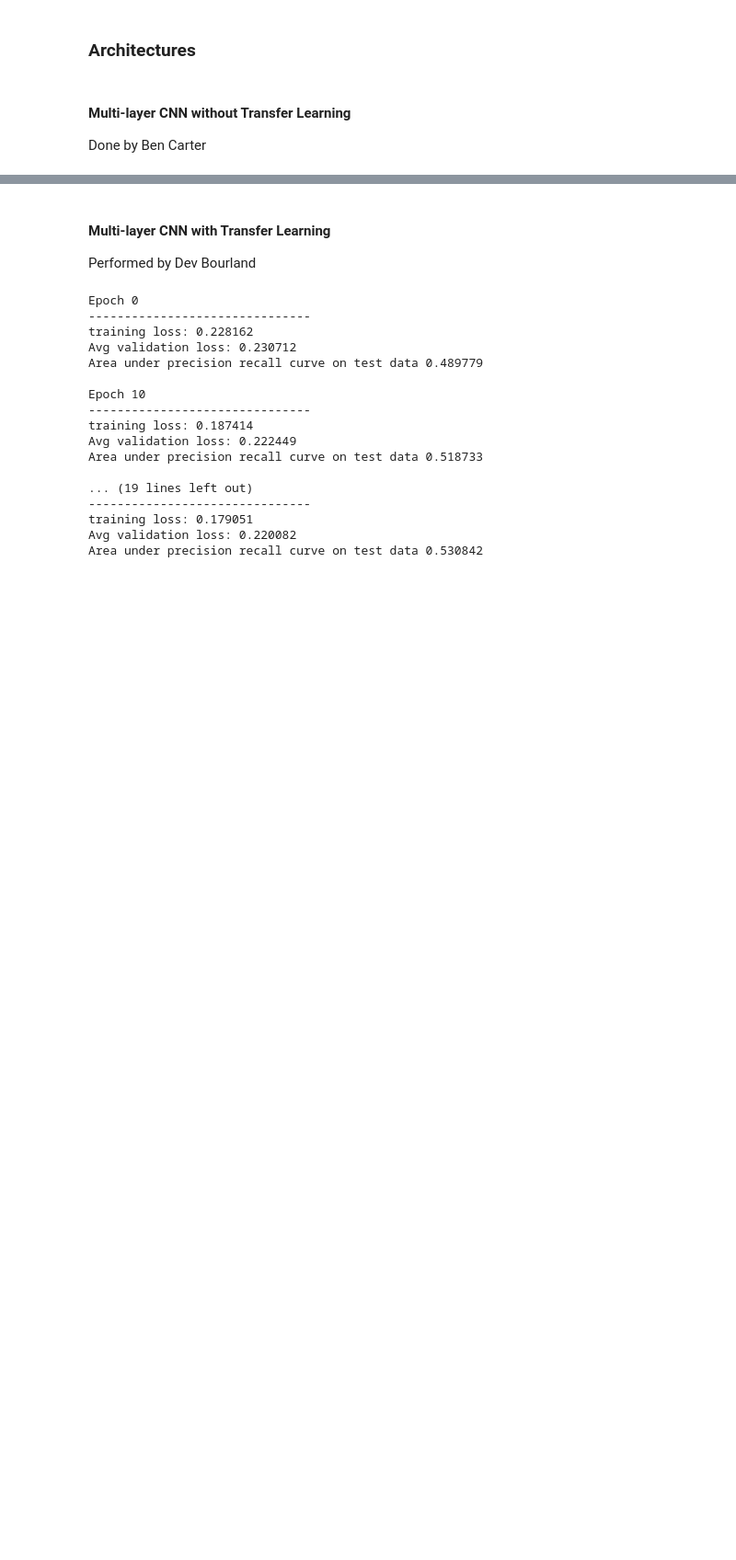
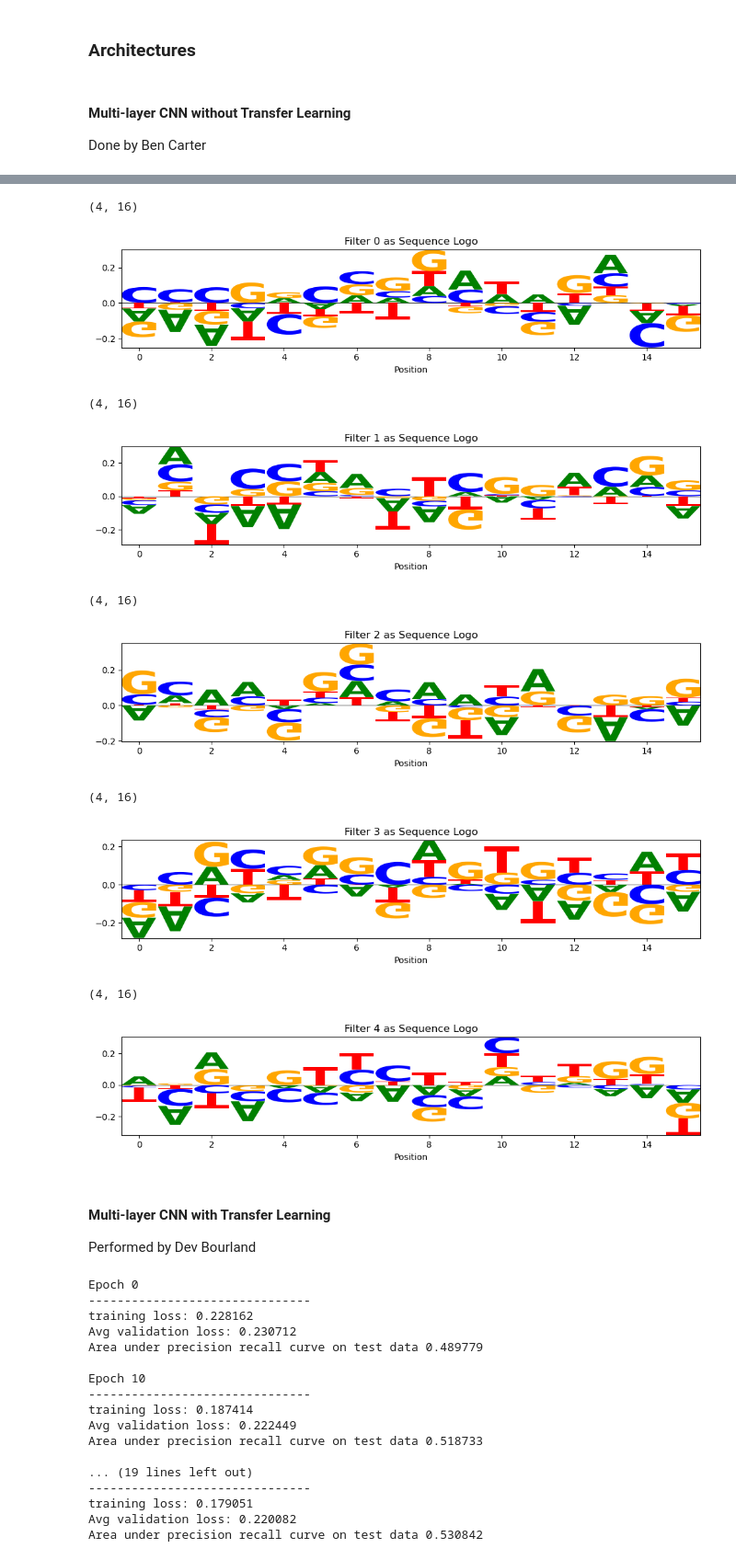
Before and after one commit to mrmang0dev/CS425-Project, a Jupyter notebook: projectmain.ipynb, the cells around one changed output, grey strips where cells are left out. Shown at 92% size. Cells and saved outputs as stored; diff of their text form; code cells hidden in the pictures; blank space fills up the shorter version.

```diff
--- a/projectmain.ipynb
+++ b/projectmain.ipynb
@@ -701,3 +980,33 @@ Area under precision recall curve on test data 0.600003
+# %%
+def CNN_filter_to_logo(model, filter_idx=0):
+    weight = model.conv_block[0].weight[filter_idx].detach().cpu().numpy()
+    weight = F.softmax(torch.tensor(weight), dim=0).numpy()
+
+    df = pd.DataFrame(weight.T, columns=['A', 'C', 'G', 'T'])
+
+    fig, ax = plt.subplots(figsize=(10, 2.5))
+    logomaker.Logo(df, ax=ax, color_scheme='classic')
+    ax.set_title(f'Filter {filter_idx} as Sequence Logo')
+    ax.set_xlabel('Position')
+    plt.tight_layout()
+    plt.show()
+# %%
+CNN_filter_to_logo(model, filter_idx=0)
+CNN_filter_to_logo(model, filter_idx=1)
+CNN_filter_to_logo(model, filter_idx=2)
+CNN_filter_to_logo(model, filter_idx=3)
+CNN_filter_to_logo(model, filter_idx=4)
+# %% [output]
+(4, 16)
+[figure, added]
+(4, 16)
+[figure, added]
+(4, 16)
+[figure, added]
+(4, 16)
+[figure, added]
+(4, 16)
+[figure, added]
 # %% [markdown]
 #### Multi-layer CNN with Transfer Learning ####
 Performed by Dev Bourland
```
Also changed, not shown: parts of 15 cells of this notebook, 2 other files.
